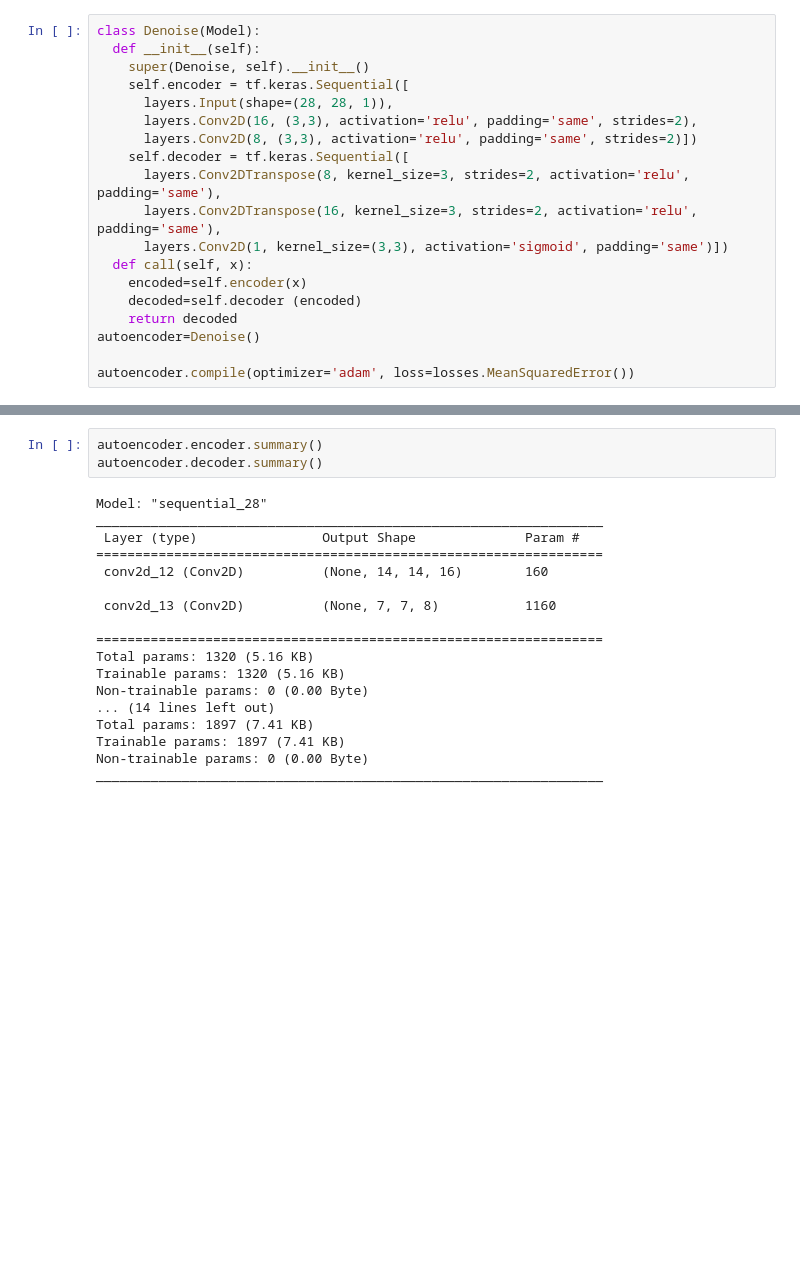
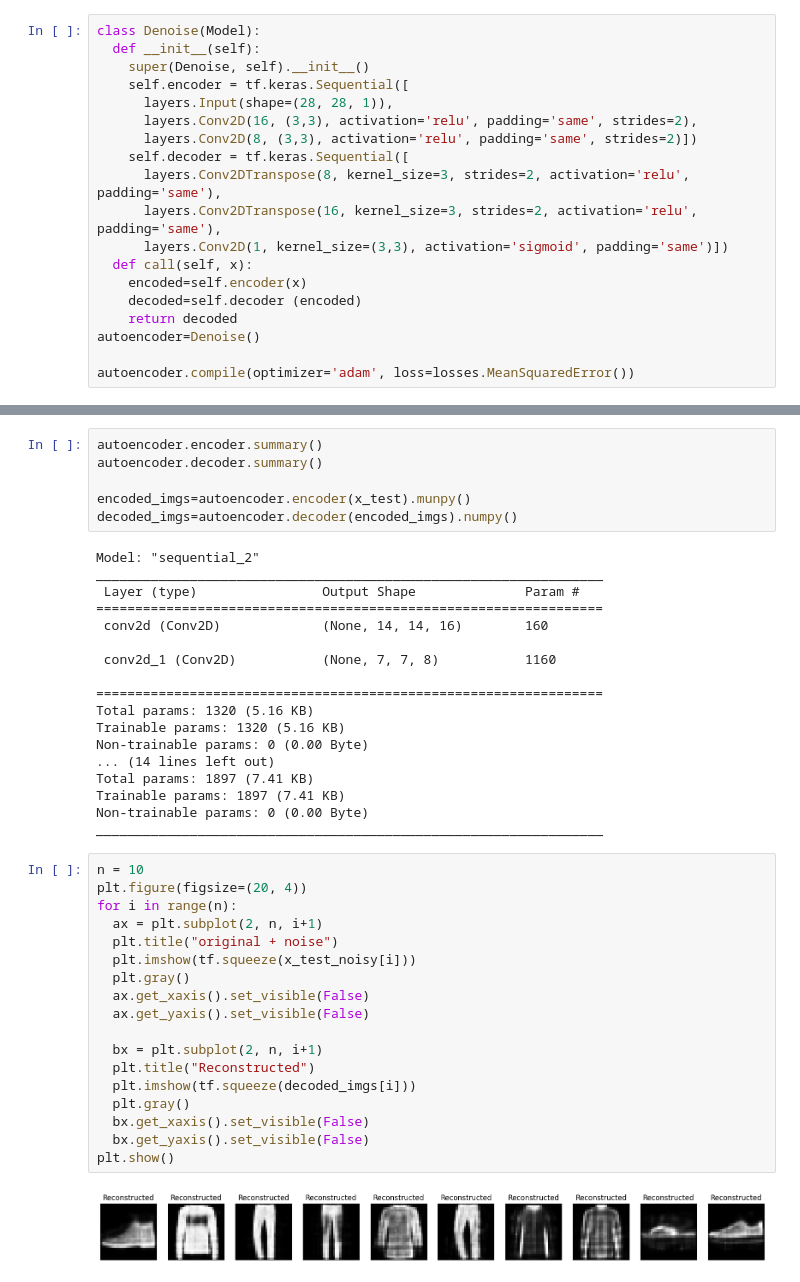
Before and after one commit to saiyaswanth883/DL_Lab, a Jupyter notebook: DL_Lab.ipynb, the cells around one changed output, grey strips where cells are left out. Saved outputs shown, nothing was run; the diff lists cells and outputs as text; blank space fills up the shorter version.

```diff
--- a/DL_Lab.ipynb
+++ b/DL_Lab.ipynb
@@ -207,14 +207,17 @@ Epoch 8/8
 # %%
 autoencoder.encoder.summary()
 autoencoder.decoder.summary()
+
+encoded_imgs=autoencoder.encoder(x_test).munpy()
+decoded_imgs=autoencoder.decoder(encoded_imgs).numpy()
 # %% [output]
-Model: "sequential_28"
+Model: "sequential_2"
 _________________________________________________________________
  Layer (type)                Output Shape              Param #
 =================================================================
- conv2d_12 (Conv2D)          (None, 14, 14, 16)        160
+ conv2d (Conv2D)             (None, 14, 14, 16)        160
 
- conv2d_13 (Conv2D)          (None, 7, 7, 8)           1160
+ conv2d_1 (Conv2D)           (None, 7, 7, 8)           1160
 
 =================================================================
 Total params: 1320 (5.16 KB)
@@ -225,3 +228,23 @@ Total params: 1897 (7.41 KB)
 Trainable params: 1897 (7.41 KB)
 Non-trainable params: 0 (0.00 Byte)
 _________________________________________________________________
+# %%
+n = 10
+plt.figure(figsize=(20, 4))
+for i in range(n):
+  ax = plt.subplot(2, n, i+1)
+  plt.title("original + noise")
+  plt.imshow(tf.squeeze(x_test_noisy[i]))
+  plt.gray()
+  ax.get_xaxis().set_visible(False)
+  ax.get_yaxis().set_visible(False)
+
+  bx = plt.subplot(2, n, i+1)
+  plt.title("Reconstructed")
+  plt.imshow(tf.squeeze(decoded_imgs[i]))
+  plt.gray()
+  bx.get_xaxis().set_visible(False)
+  bx.get_yaxis().set_visible(False)
+plt.show()
+# %% [output]
+[figure, added]
```
Also changed, not shown: parts of 5 cells of this notebook.
